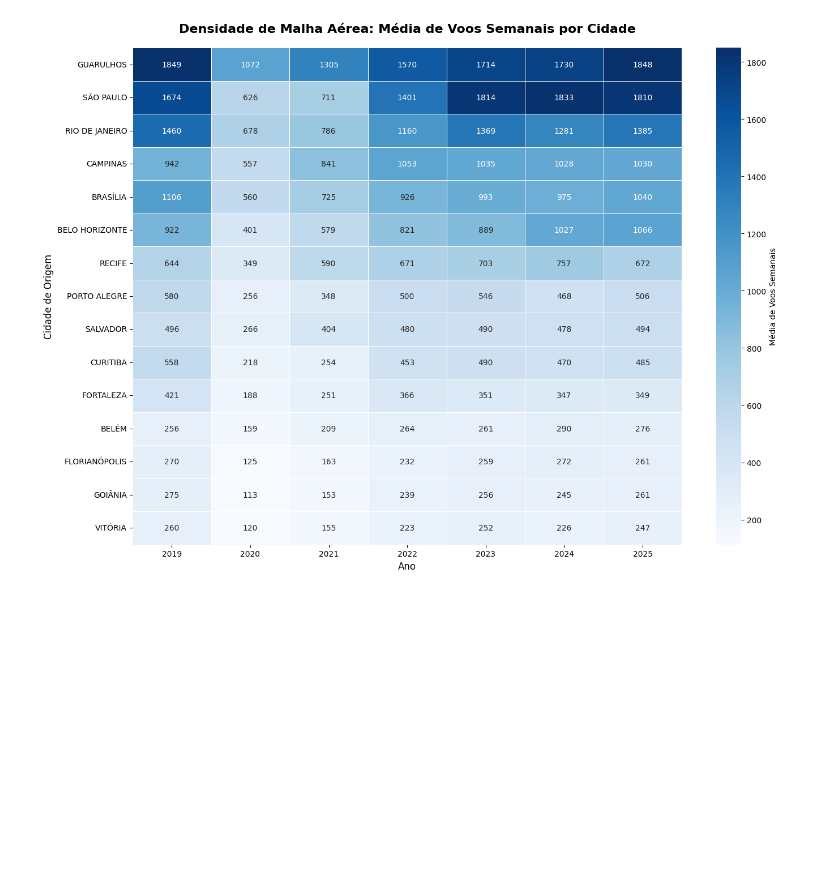
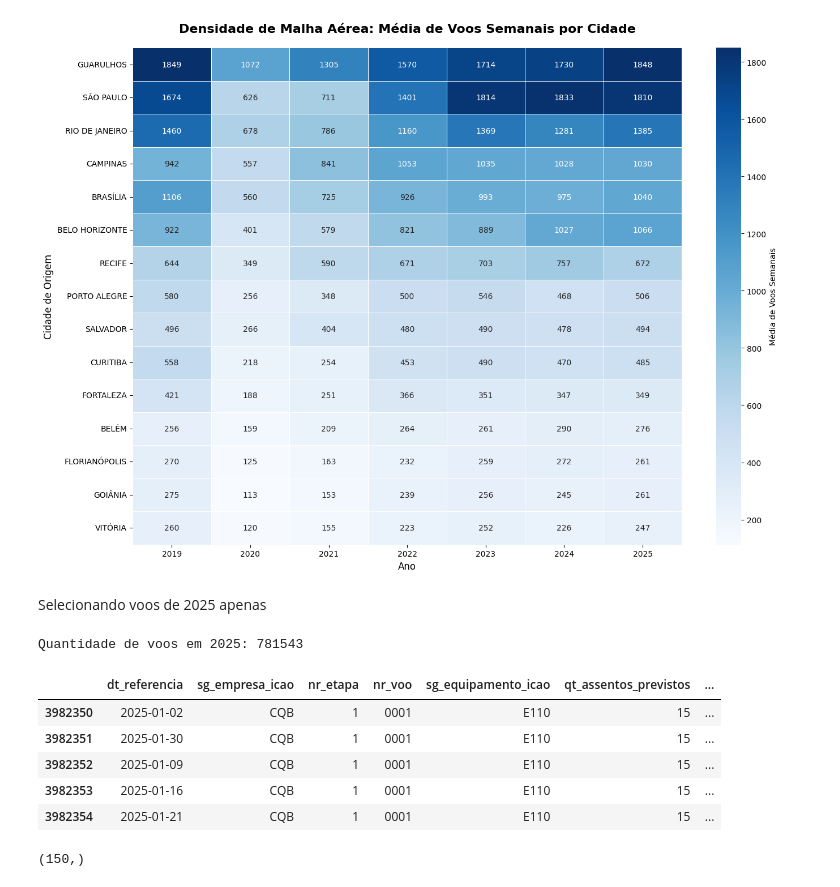
Before and after one commit to EdsonCesariUnivesp/Dados_ANAC, a Jupyter notebook: main.ipynb, the cells around one changed output. Cells and saved outputs as stored; diff of their text form; code cells hidden in the pictures; blank space fills up the shorter version.

```diff
--- a/main.ipynb
+++ b/main.ipynb
@@ -292,4 +292,24 @@ plt.show()
 # %%
 import networkx as nx
 import plotly.graph_objects as go
+# %% [markdown]
+Selecionando voos de 2025 apenas
+# %%
+df_voo = df_voo[df_voo['ano'] >= 2025]
+print("Quantidade de voos em 2025: {}".format(df_voo.shape[0]))
+# %% [output]
+Quantidade de voos em 2025: 781543
+# %%
+df_voo.head()
+# %% [output]
+|  | dt_referencia | sg_empresa_icao | nr_etapa | nr_voo | sg_equipamento_icao | qt_assentos_previstos | ... |
+| 3982350 | 2025-01-02 | CQB | 1 | 0001 | E110 | 15 | ... |
+| 3982351 | 2025-01-30 | CQB | 1 | 0001 | E110 | 15 | ... |
+| 3982352 | 2025-01-09 | CQB | 1 | 0001 | E110 | 15 | ... |
+| 3982353 | 2025-01-16 | CQB | 1 | 0001 | E110 | 15 | ... |
+| 3982354 | 2025-01-21 | CQB | 1 | 0001 | E110 | 15 | ... |
+# %%
+df_voo['sg_icao_origem'].unique().shape
+# %% [output]
+(150,)
 # %%
```
Also changed, not shown: parts of 7 cells of this notebook.
